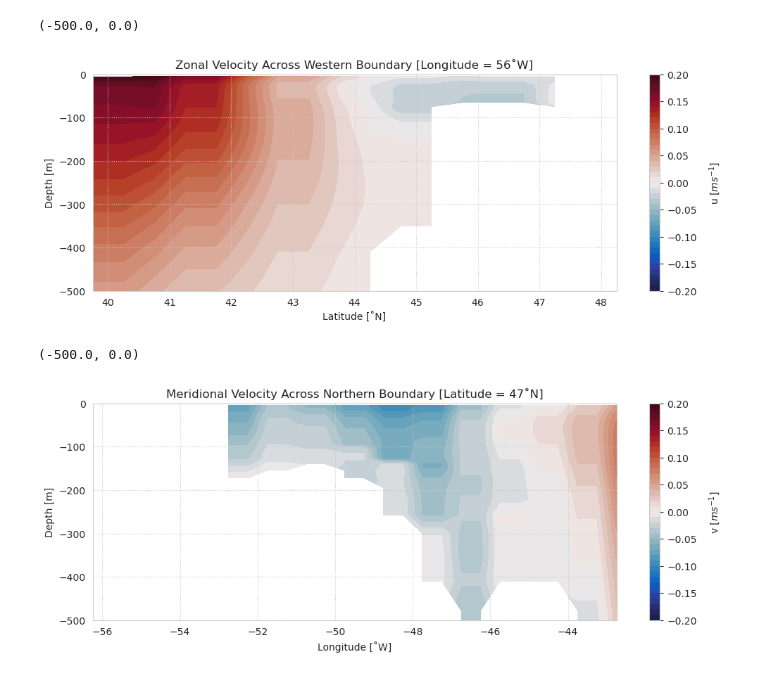
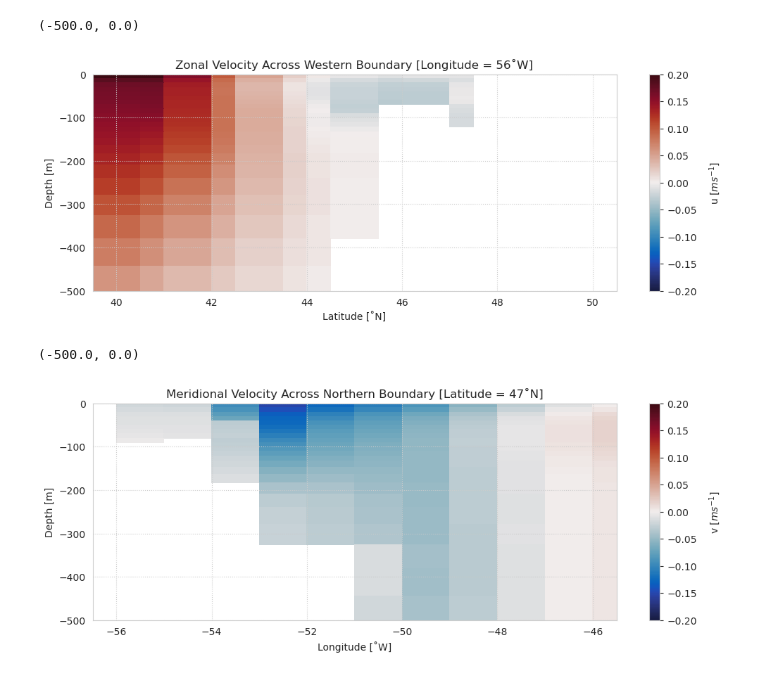
Before and after one commit to lillienders/ecco_dwbc, a Jupyter notebook: notebooks/lat_lon_velocity_sections.ipynb, the cells around one changed output. Cells and saved outputs as stored; diff of their text form; code cells hidden in the pictures.

```diff
--- a/notebooks/lat_lon_velocity_sections.ipynb
+++ b/notebooks/lat_lon_velocity_sections.ipynb
@@ -86,14 +89,14 @@ ax.add_patch(patch.Rectangle((-56,40),11,8,facecolor='None',edgecolor='k',linewi
 # Min Longitude = 55(305)W; Max Longitude = 45(315)W
 
 ### -- Extract Velocity Across Northern and Western Boundaries ---
-ds_box = ds_mean.sel(latitude = slice(39.75,48.25),longitude = slice(-56.25,-42.75))
-vels_N = ds_box.sel(latitude = slice(47.5,48))
+ds_box = ds_mean.sel(latitude = slice(39.75,50.25),longitude = slice(-56.25,-45.75))
+vels_N = ds_box.sel(latitude = slice(49.5,50))
 vels_W = ds_box.sel(longitude = slice(-56.25,-56))
 # %%
 sns.set_style('whitegrid',{"grid.linestyle": ":"})
 plt.figure(figsize=[12,4])
 levels = np.linspace(-0.2,0.2,41)
-plt.contourf(vels_W.latitude,vels_W.Z,vels_W.EVEL.squeeze(),cmap='cmo.balance',levels = levels,zorder = 0)
+plt.pcolor(vels_W.latitude,vels_W.Z,vels_W.EVEL.squeeze(),cmap='cmo.balance',vmin = -0.2, vmax = 0.2,zorder = 0)
 plt.title('Zonal Velocity Across Western Boundary [Longitude = 56˚W]')
 cbar = plt.colorbar()
 cbar.set_label('u [$ms^{-1}$]',  labelpad=11)
@@ -102,19 +105,19 @@ plt.ylabel('Depth [m]')
 plt.ylim([-500, 0])
 # %% [output]
 (-500.0, 0.0)
-[figure, old version]
+[figure, new version]
 # %%
 sns.set_style('whitegrid',{"grid.linestyle": ":"})
 plt.figure(figsize=[12,4])
 levels = np.linspace(-0.2,0.2,41)
-plt.contourf(vels_N.longitude,vels_N.Z,vels_N.NVEL.squeeze(),cmap='cmo.balance',levels = levels,zorder = 0)
+plt.pcolor(vels_N.longitude,vels_N.Z,vels_N.NVEL.squeeze(),cmap='cmo.balance',vmin = -0.2, vmax = 0.2 ,zorder = 0)
 plt.title('Meridional Velocity Across Northern Boundary [Latitude = 47˚N]')
 cbar = plt.colorbar()
 cbar.set_label('v [$ms^{-1}$]',  labelpad=11)
 
 plt.xlabel('Longitude [˚W]')
 plt.ylabel('Depth [m]')
 plt.ylim([-500, 0])
 # %% [output]
 (-500.0, 0.0)
-[figure, old version]
+[figure, new version]
```
Also changed, not shown: parts of 2 cells of this notebook, 5 other files.
